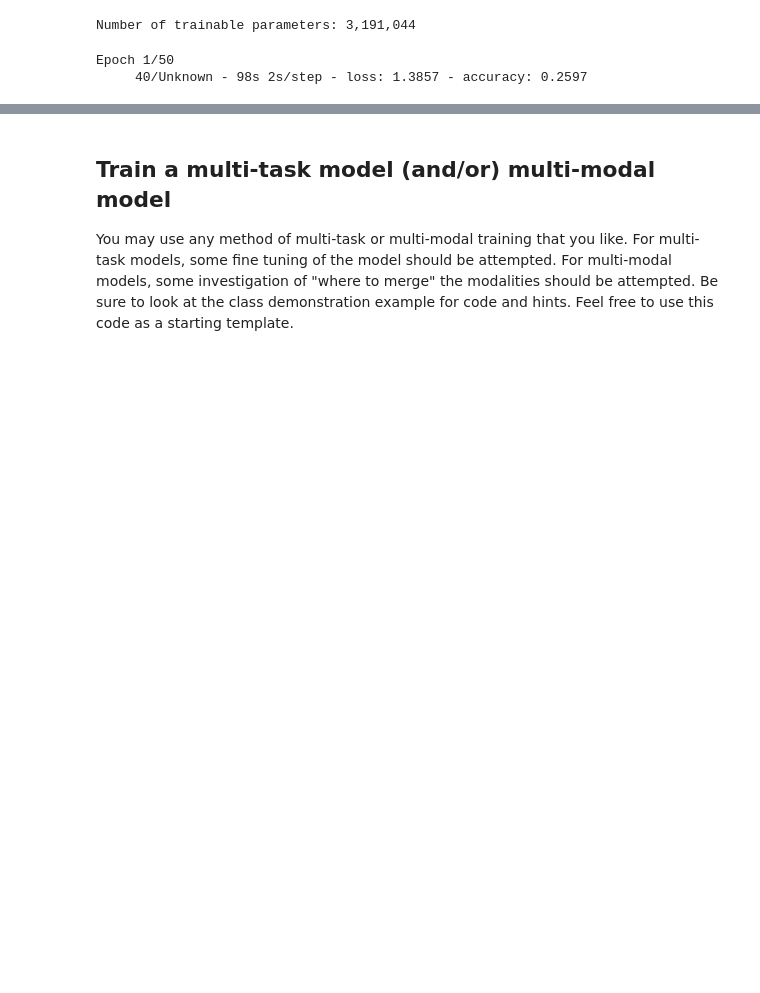
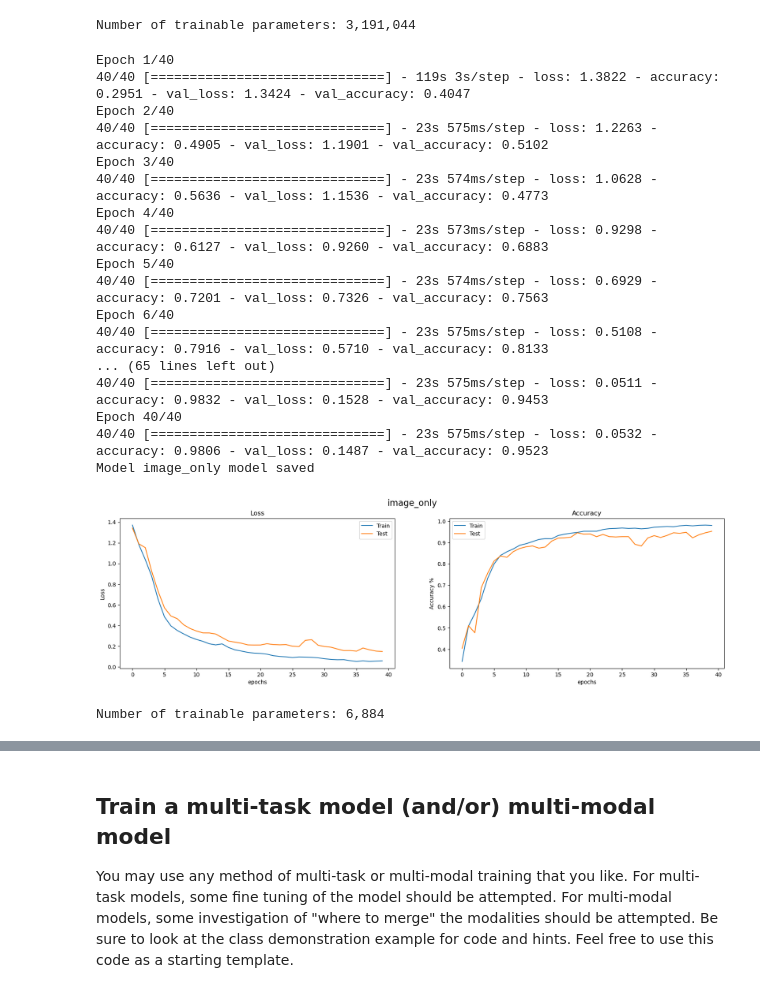
Before and after one commit to MarkBrub/gas-classifier, a Jupyter notebook: notebook.ipynb, the cells around one changed output, grey strips where cells are left out. Drawn from its saved outputs; the diff is of its cells as text; code cells hidden in the pictures; blank space fills up the shorter version.

Commit message:
models saved

```diff
--- a/notebook.ipynb
+++ b/notebook.ipynb
@@ -346,32 +346,48 @@ Number of trainable parameters: 3,191,044
 # %%
 if USE_SAVED_MODELS:
     # load model
     model.load_weights(f"Models/{model.name}.h5")
     #load history
     with open(f"Models/{model.name}.pkl", 'rb') as file_pi:
         model.history = pickle.load(file_pi)
 
     print(f"Model {model.name} loaded")
 
     plot_history(model, model.name)
 else:
-    history = model.fit(image_train_dataset, validation_data=image_val_dataset, epochs=50, verbose=1)
+    history = model.fit(image_train_dataset, validation_data=image_val_dataset, epochs=40, verbose=1)
 
     # save weights
     model.save_weights(f"Models/{model.name}.h5")
 
     # save history
     with open(f"Models/{model.name}.pkl", 'wb') as f:
         pickle.dump(history.history, f)
 
     print(f"Model {model.name} model saved")
 
     plot_history(history, model.name)
 
 image_model = model
 # %% [output]
-Epoch 1/50
-     40/Unknown - 98s 2s/step - loss: 1.3857 - accuracy: 0.2597
+Epoch 1/40
+40/40 [==============================] - 119s 3s/step - loss: 1.3822 - accuracy: 0.2951 - val_loss: 1.3424 - val_accuracy: 0.4047
+Epoch 2/40
+40/40 [==============================] - 23s 575ms/step - loss: 1.2263 - accuracy: 0.4905 - val_loss: 1.1901 - val_accuracy: 0.5102
+Epoch 3/40
+40/40 [==============================] - 23s 574ms/step - loss: 1.0628 - accuracy: 0.5636 - val_loss: 1.1536 - val_accuracy: 0.4773
+Epoch 4/40
+40/40 [==============================] - 23s 573ms/step - loss: 0.9298 - accuracy: 0.6127 - val_loss: 0.9260 - val_accuracy: 0.6883
+Epoch 5/40
+40/40 [==============================] - 23s 574ms/step - loss: 0.6929 - accuracy: 0.7201 - val_loss: 0.7326 - val_accuracy: 0.7563
+Epoch 6/40
+40/40 [==============================] - 23s 575ms/step - loss: 0.5108 - accuracy: 0.7916 - val_loss: 0.5710 - val_accuracy: 0.8133
+... (65 lines left out)
+40/40 [==============================] - 23s 575ms/step - loss: 0.0511 - accuracy: 0.9832 - val_loss: 0.1528 - val_accuracy: 0.9453
+Epoch 40/40
+40/40 [==============================] - 23s 575ms/step - loss: 0.0532 - accuracy: 0.9806 - val_loss: 0.1487 - val_accuracy: 0.9523
+Model image_only model saved
+[figure, added]
 # %%
 sensor_train_dataset, sensor_val_dataset = create_generators(train_data, test_data, use_sensors=True, use_images=False)
 # %%
@@ -388,6 +404,8 @@ model.compile(loss='categorical_crossentropy',
                 metrics=['accuracy'])
 
 print(f"Number of trainable parameters: {model.count_params():,}")
+# %% [output]
+Number of trainable parameters: 6,884
 # %%
 if USE_SAVED_MODELS:
     # load model
```
Also changed, not shown: parts of 7 cells of this notebook, 10 other files.
